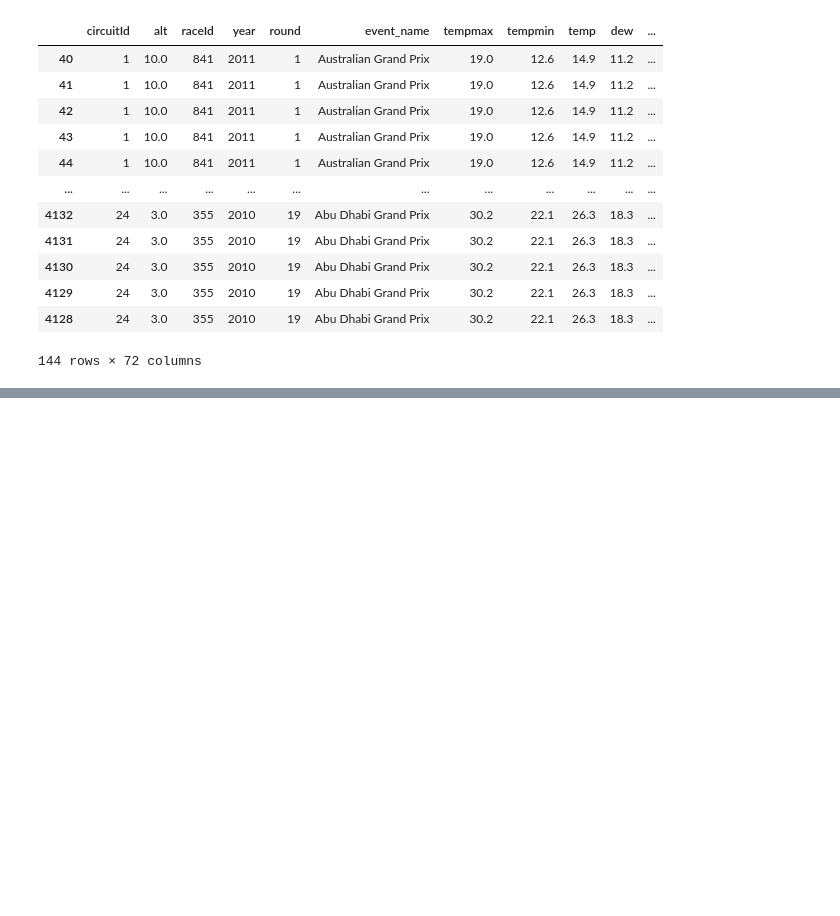
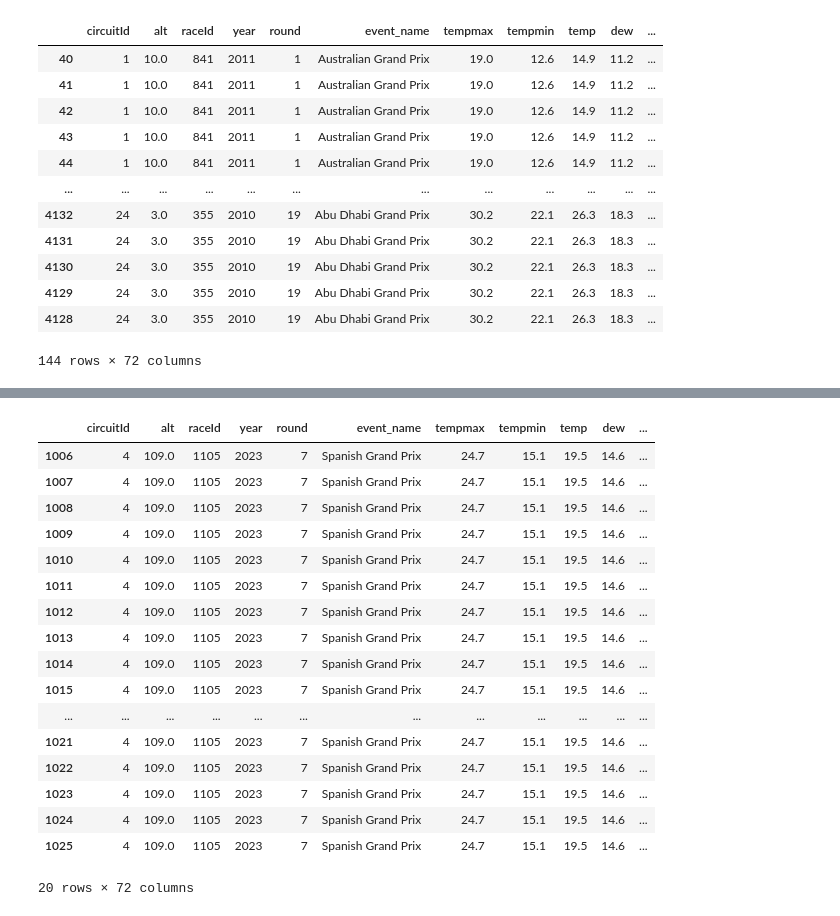
Before and after one commit to Yoshi234/f1-fanatasy-analysis, a Jupyter notebook: code/modeling/nick_learning.ipynb, the cells around one changed output, grey strips where cells are left out. Saved outputs shown, nothing was run; the diff lists cells and outputs as text; code cells hidden in the pictures; blank space fills up the shorter version.

```diff
--- a/code/modeling/nick_learning.ipynb
+++ b/code/modeling/nick_learning.ipynb
@@ -637,0 +749,22 @@ x
+# %%
+test_race = get_data_in_window(k=1, yr=2023, r_val=7).sort_values('round')
+test_race
+# %% [output]
+|  | circuitId | alt | raceId | year | round | event_name | tempmax | tempmin | temp | dew | ... |
+| 1006 | 4 | 109.0 | 1105 | 2023 | 7 | Spanish Grand Prix | 24.7 | 15.1 | 19.5 | 14.6 | ... |
+| 1007 | 4 | 109.0 | 1105 | 2023 | 7 | Spanish Grand Prix | 24.7 | 15.1 | 19.5 | 14.6 | ... |
+| 1008 | 4 | 109.0 | 1105 | 2023 | 7 | Spanish Grand Prix | 24.7 | 15.1 | 19.5 | 14.6 | ... |
+| 1009 | 4 | 109.0 | 1105 | 2023 | 7 | Spanish Grand Prix | 24.7 | 15.1 | 19.5 | 14.6 | ... |
+| 1010 | 4 | 109.0 | 1105 | 2023 | 7 | Spanish Grand Prix | 24.7 | 15.1 | 19.5 | 14.6 | ... |
+| 1011 | 4 | 109.0 | 1105 | 2023 | 7 | Spanish Grand Prix | 24.7 | 15.1 | 19.5 | 14.6 | ... |
+| 1012 | 4 | 109.0 | 1105 | 2023 | 7 | Spanish Grand Prix | 24.7 | 15.1 | 19.5 | 14.6 | ... |
+| 1013 | 4 | 109.0 | 1105 | 2023 | 7 | Spanish Grand Prix | 24.7 | 15.1 | 19.5 | 14.6 | ... |
+| 1014 | 4 | 109.0 | 1105 | 2023 | 7 | Spanish Grand Prix | 24.7 | 15.1 | 19.5 | 14.6 | ... |
+| 1015 | 4 | 109.0 | 1105 | 2023 | 7 | Spanish Grand Prix | 24.7 | 15.1 | 19.5 | 14.6 | ... |
+| ... | ... | ... | ... | ... | ... | ... | ... | ... | ... | ... | ... |
+| 1021 | 4 | 109.0 | 1105 | 2023 | 7 | Spanish Grand Prix | 24.7 | 15.1 | 19.5 | 14.6 | ... |
+| 1022 | 4 | 109.0 | 1105 | 2023 | 7 | Spanish Grand Prix | 24.7 | 15.1 | 19.5 | 14.6 | ... |
+| 1023 | 4 | 109.0 | 1105 | 2023 | 7 | Spanish Grand Prix | 24.7 | 15.1 | 19.5 | 14.6 | ... |
+| 1024 | 4 | 109.0 | 1105 | 2023 | 7 | Spanish Grand Prix | 24.7 | 15.1 | 19.5 | 14.6 | ... |
+| 1025 | 4 | 109.0 | 1105 | 2023 | 7 | Spanish Grand Prix | 24.7 | 15.1 | 19.5 | 14.6 | ... |
+20 rows × 72 columns
```
Also changed, not shown: parts of 12 cells of this notebook.
